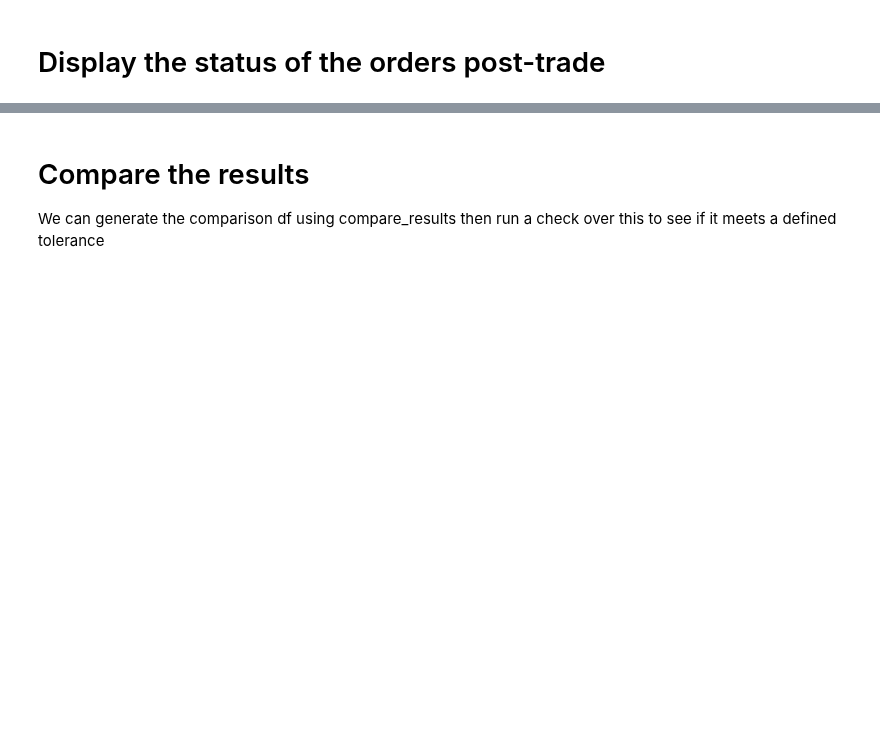
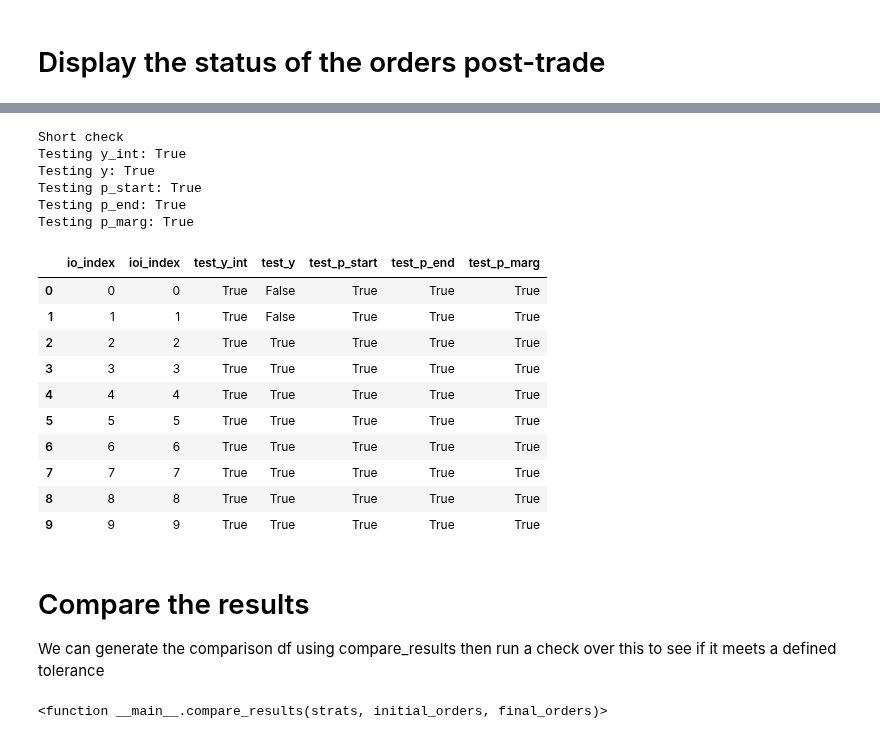
Before and after one commit to bancorprotocol/carbon-simulator, a Jupyter notebook: CarbonSim-Demo-5-7 Simulator Import_Export_NEW.ipynb, the cells around one changed output, grey strips where cells are left out. Cells and saved outputs as stored; diff of their text form; code cells hidden in the pictures; blank space fills up the shorter version.

```diff
--- a/CarbonSim-Demo-5-7 Simulator Import_Export_NEW.ipynb
+++ b/CarbonSim-Demo-5-7 Simulator Import_Export_NEW.ipynb
@@ -459,8 +451,8 @@ for i in strats.order[::2]:
         psell_marginal=strats.marginalRate[i],
         pbuy_marginal=1/strats.marginalRate[i+1],
     )
-initial_orders = FastSim.state()['orders']
-initial_orders
+initial_orders_import = FastSim.state()['orders']
+initial_orders_import
 # %% [output]
 |  | id | pair | tkn | y_int | y | y_unit | disabled | p_start | p_end | p_marg | p_unit | ... |
 | 0 | 0 | ETHUSDC | USDC | 19951.57300 | 10000.00000 | USDC | False | 1040.00000 | 1020.00000 | 1030.00000 | USDC per ETH | ... |
@@ -512,3 +518,55 @@ final_orders
+# %%
+def check_results_inital_orders(initial_orders, initial_orders_import, tolerance, short_long = 'short'):
+    '''
+    :results:       a df output from compare_results
+    :tolerance:     the absolute tolerance acceptable between compared values, default 1 wei
+    :short_long:    "short" returns everything in the table passed
+                    "long" returns itemized list of what passed
+    '''
+    test_y_int = np.isclose(sorted(initial_orders.y_int.astype(float)), sorted(initial_orders_import.y_int.astype(float)), rtol=tolerance)
+    test_y = np.isclose(sorted(initial_orders.y.astype(float)), sorted(initial_orders_import.y.astype(float)), rtol=tolerance)
+    test_p_start = np.isclose(sorted(initial_orders.p_start.astype(float)), sorted(initial_orders_import.p_start.astype(float)), rtol=tolerance)
+    test_p_end = np.isclose(sorted(initial_orders.p_end.astype(float)), sorted(initial_orders_import.p_end.astype(float)), rtol=tolerance)
+    test_p_marg = np.isclose(sorted(initial_orders.p_marg.astype(float)), sorted(initial_orders_import.p_marg.astype(float)), rtol=tolerance)
+
+    if short_long == 'short':
+        print('Short check')
+        print('Testing y_int:', test_y_int.all())
+        assert test_y_int.all()
+        print('Testing y:', test_y.all())
+        assert test_y.all()
+        print('Testing p_start:', test_p_start.all())
+        assert test_p_start.all()
+        print('Testing p_end:', test_p_end.all())
+        assert test_p_end.all()
+        print('Testing p_marg:', test_p_marg.all())
+        assert test_p_marg.all()
+    else:
+        return(pd.DataFrame(zip(initial_orders.index, initial_orders_import.index, test_y_int, test_y, test_p_start, test_p_end, test_p_marg), columns=['io_index', 'ioi_index', 'test_y_int', 'test_y', 'test_p_start', 'test_p_end', 'test_p_marg']))
+# %%
+tolerance = 0.1
+
+check_results_inital_orders(initial_orders, initial_orders_import, tolerance, short_long = 'short')
+print('\n')
+check_results_inital_orders(final_orders, final_orders_import, tolerance, short_long = '')
+# %% [output]
+Short check
+Testing y_int: True
+Testing y: True
+Testing p_start: True
+Testing p_end: True
+Testing p_marg: True
+|  | io_index | ioi_index | test_y_int | test_y | test_p_start | test_p_end | test_p_marg |
+| 0 | 0 | 0 | True | False | True | True | True |
+| 1 | 1 | 1 | True | False | True | True | True |
+| 2 | 2 | 2 | True | True | True | True | True |
+| 3 | 3 | 3 | True | True | True | True | True |
+| 4 | 4 | 4 | True | True | True | True | True |
+| 5 | 5 | 5 | True | True | True | True | True |
+| 6 | 6 | 6 | True | True | True | True | True |
+| 7 | 7 | 7 | True | True | True | True | True |
+| 8 | 8 | 8 | True | True | True | True | True |
+| 9 | 9 | 9 | True | True | True | True | True |
 # %% [markdown]
 # Compare the results
 
@@ -518,6 +576,10 @@ We can generate the comparison df using compare_results then run a check over th
 
 # results = compare_results(strats, initial_orders, final_orders)
 # results
+# %%
+compare_results
+# %% [output]
+<function __main__.compare_results(strats, initial_orders, final_orders)>
 # %%
 # check_results(results, tolerance = 1e-1, short_long = 'short')
 # %%
```
Also changed, not shown: parts of 12 cells of this notebook, 1 other file.
